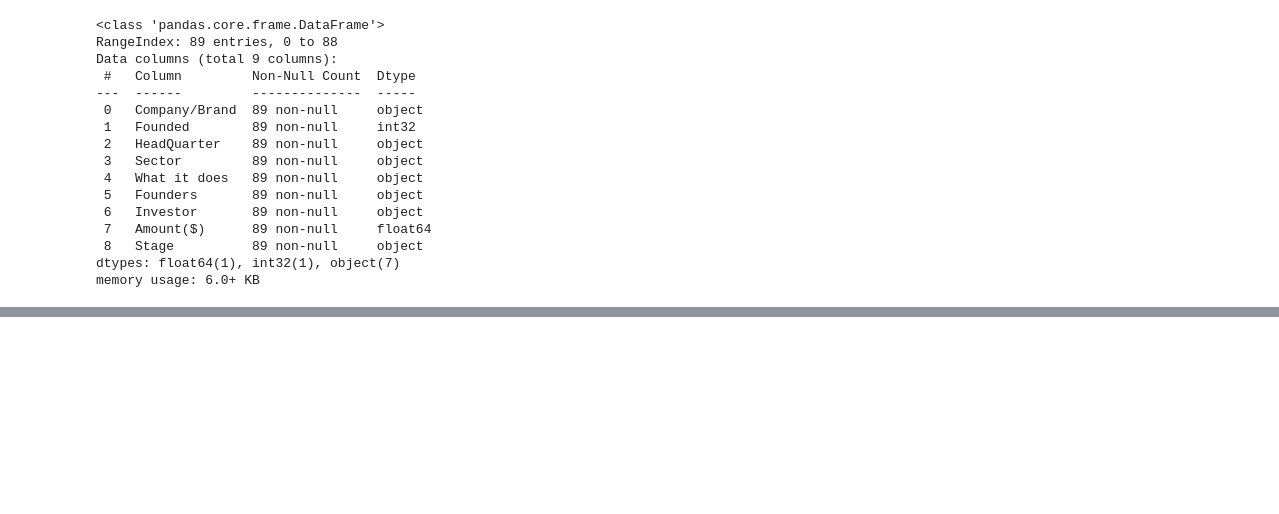
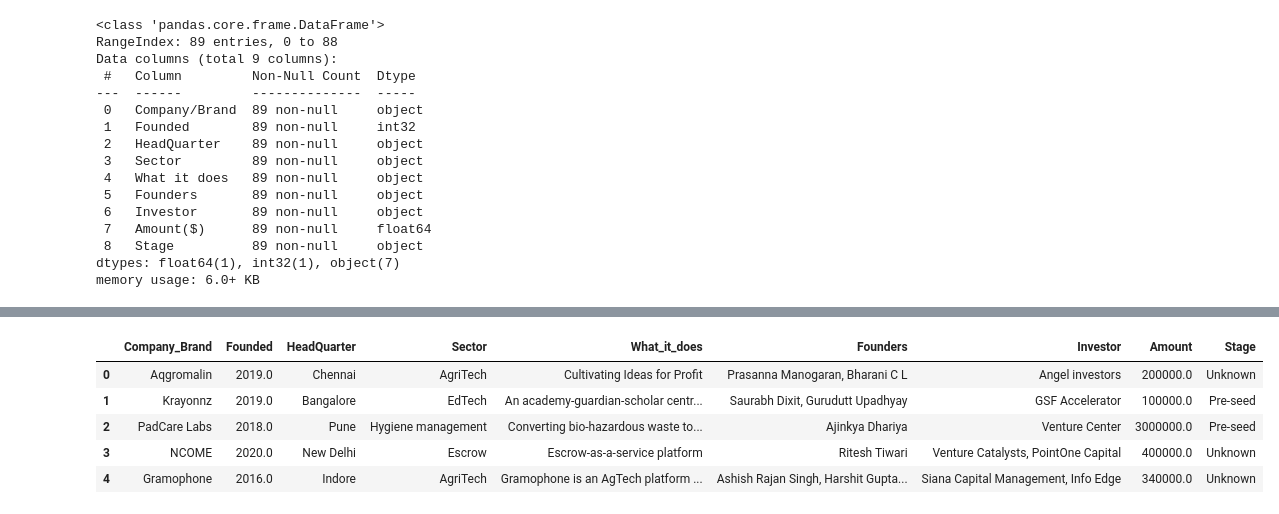
Before and after one commit to codeayiku/Demo-indian-start-up, a Jupyter notebook: Notebooks/India.ipynb, the cells around one changed output, grey strips where cells are left out. Saved outputs shown, nothing was run; the diff lists cells and outputs as text; code cells hidden in the pictures; blank space fills up the shorter version.

```diff
--- a/Notebooks/India.ipynb
+++ b/Notebooks/India.ipynb
@@ -250,8 +242,6 @@ data['Investor'].fillna('Unknown', inplace=True)
 # For 'Founded', fill missing values with the unknown
 data['Founded'].fillna(0, inplace=True)
 
-data['Founded'].fillna('Unknown', inplace=True)
-
 # For 'Amount', fill missing values with the median funding amount
 data['Amount'].fillna(data['Amount'].median(), inplace=True)
 
@@ -809,8 +799,6 @@ dtype: int64
 
 # For 'Founded', fill missing values with the unknown
 data4['Founded'].fillna(0, inplace=True)
-
-data4['Founded'].fillna('Unknown', inplace=True)
 
 # For columns with a few missing values, fill with 'Unknown'
 data4['HeadQuarter'].fillna('Unknown', inplace=True)
@@ -881,0 +872,32 @@ memory usage: 6.0+ KB
+# %%
+# Standardize column names
+data.columns = ['Company_Brand', 'Founded', 'HeadQuarter', 'Sector', 'What_it_does', 'Founders', 'Investor', 'Amount', 'Stage']
+data2.columns = ['Company_Brand', 'Founded', 'HeadQuarter', 'Sector', 'What_it_does', 'Founders', 'Investor', 'Amount', 'Stage']
+data3.columns = ['Company_Brand', 'Sector', 'Stage', 'Amount', 'HeadQuarter', 'What_it_does']
+data4.columns = ['Company_Brand', 'Founded', 'HeadQuarter', 'Sector', 'What_it_does', 'Founders', 'Investor', 'Amount', 'Stage']
+
+# Convert 'Amount' columns to float and handle currency conversion
+exchange_rate_inr_to_usd = 83
+
+def clean_and_convert_amount(df, currency='USD'):
+    df['Amount'] = df['Amount'].replace({'\$': '', ',': '', '₹': ''}, regex=True)
+    if currency == 'INR':
+        df['Amount'] = df['Amount'].astype(float) / exchange_rate_inr_to_usd
+    else:
+        df['Amount'] = df['Amount'].astype(float)
+    return df
+
+data = clean_and_convert_amount(data, 'USD')
+data2 = clean_and_convert_amount(data2, 'USD')
+data3 = clean_and_convert_amount(data3, 'INR')  # Assuming df3 amounts are in INR
+data4 = clean_and_convert_amount(data4, 'USD')
+
+# Combine DataFrames
+df_combined = pd.concat([data, data2, data3, data4], ignore_index=True)
+
+# Handle missing values (example: fill with 'Unknown' or drop)
+df_combined.fillna('Unknown', inplace=True)
+
+# Verify the combined DataFrame
+print(df_combined.info())
+print(df_combined.head())
@@ -881,0 +922,9 @@ memory usage: 6.0+ KB
+# %%
+df_combined.head()
+# %% [output]
+|  | Company_Brand | Founded | HeadQuarter | Sector | What_it_does | Founders | Investor | Amount | Stage |
+| 0 | Aqgromalin | 2019.0 | Chennai | AgriTech | Cultivating Ideas for Profit | Prasanna Manogaran, Bharani C L | Angel investors | 200000.0 | Unknown |
+| 1 | Krayonnz | 2019.0 | Bangalore | EdTech | An academy-guardian-scholar centr... | Saurabh Dixit, Gurudutt Upadhyay | GSF Accelerator | 100000.0 | Pre-seed |
+| 2 | PadCare Labs | 2018.0 | Pune | Hygiene management | Converting bio-hazardous waste to... | Ajinkya Dhariya | Venture Center | 3000000.0 | Pre-seed |
+| 3 | NCOME | 2020.0 | New Delhi | Escrow | Escrow-as-a-service platform | Ritesh Tiwari | Venture Catalysts, PointOne Capital | 400000.0 | Unknown |
+| 4 | Gramophone | 2016.0 | Indore | AgriTech | Gramophone is an AgTech platform ... | Ashish Rajan Singh, Harshit Gupta... | Siana Capital Management, Info Edge | 340000.0 | Unknown |
```
Also changed, not shown: parts of 14 cells of this notebook.
